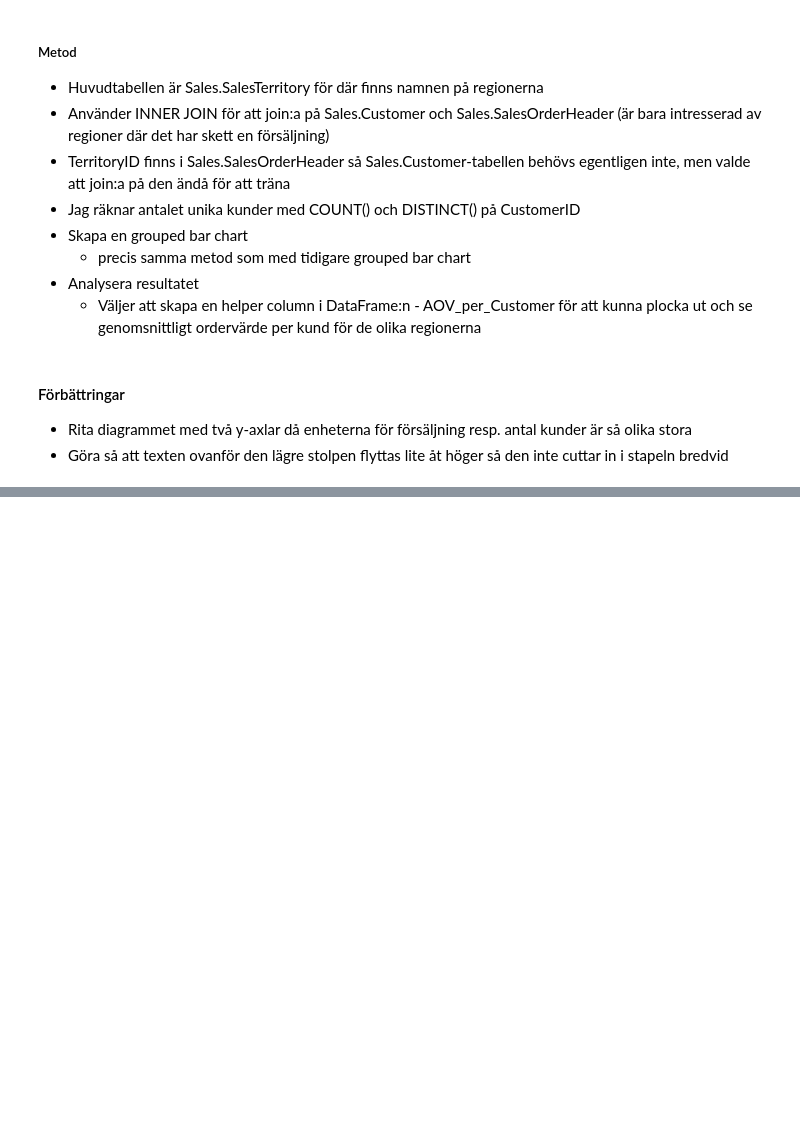
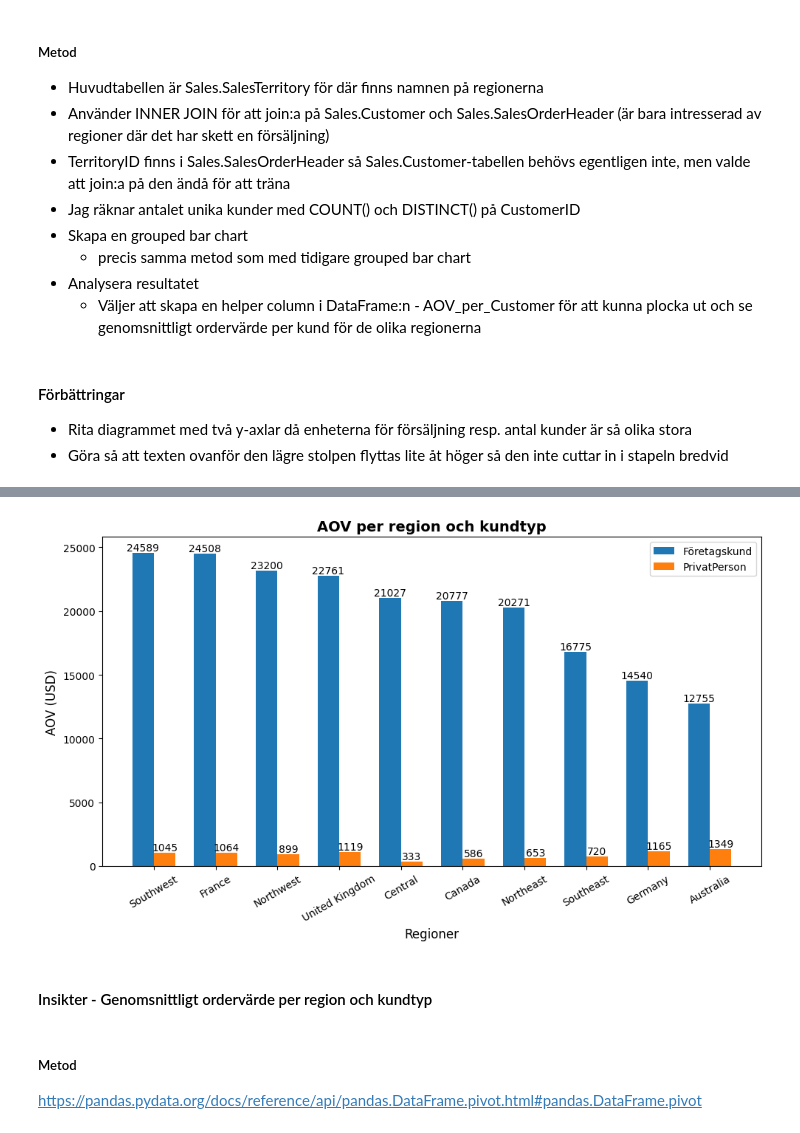
Before and after one commit to josefinoleryd/AdventureWorks_Sales_analysis, a Jupyter notebook: Rapport.ipynb, the cells around one changed output, grey strips where cells are left out. Drawn from its saved outputs; the diff is of its cells as text; code cells hidden in the pictures; blank space fills up the shorter version.

```diff
--- a/Rapport.ipynb
+++ b/Rapport.ipynb
@@ -734,0 +748,72 @@ Northwest: 4692.22 $
+# %%
+query_vis7 = """
+SELECT
+    st.Name AS Region,
+    CASE
+        When c.StoreID IS NOT NULL THEN 'Företagskund'
+        ELSE 'PrivatPerson'
+    END AS Kundtyp,
+    SUM(soh.SubTotal) AS TotalFörsäljning,
+    COUNT(DISTINCT soh.SalesOrderID) AS AntalOrdrar,
+    SUM(soh.SubTotal) / COUNT(DISTINCT soh.SalesOrderID) AS AOV
+FROM Sales.SalesTerritory AS st
+INNER JOIN Sales.Customer c ON st.TerritoryID = c.TerritoryID
+INNER JOIN Sales.SalesOrderHeader soh ON c.CustomerID = soh.CustomerID
+GROUP BY
+    st.Name,
+    CASE WHEN c.StoreID IS NOT NULL THEN 'Företagskund' ELSE 'PrivatPerson' END
+ORDER BY Region, Kundtyp
+"""
+
+df_vis7 = query_df(query_vis7)
+
+df_vis7_pivot = df_vis7.pivot(index="Region", columns="Kundtyp", values="AOV")
+
+df_vis7_pivot = df_vis7_pivot.sort_values("Företagskund", ascending=False)
+
+x = np.arange(len(df_vis7_pivot))
+width = 0.35
+
+_, ax = plt.subplots(figsize=(10,6))
+
+bars_store = ax.bar(
+    x - width / 2,
+    df_vis7_pivot["Företagskund"],
+    width,
+    label="Företagskund",
+)
+
+bars_person = ax.bar(
+    x + width / 2,
+    df_vis7_pivot["PrivatPerson"],
+    width,
+    label="PrivatPerson",
+)
+
+for bars in [bars_store, bars_person]:
+    for bar in bars:
+        height = bar.get_height()
+        ax.text(
+            bar.get_x() + bar.get_width() / 2,
+            height,
+            f"{height:.0f}",
+            ha="center",
+            va="bottom"
+        )
+
+ax.set_xticks(x)
+ax.set_xticklabels(df_vis7_pivot.index, rotation=30)
+ax.set_xlabel("Regioner", fontsize=12)
+ax.set_ylabel("AOV (USD)", fontsize=12)
+ax.set_title("AOV per region och kundtyp", fontsize=14, fontweight="bold")
+ax.legend()
+
+plt.tight_layout()
+# %% [output]
+[figure, added]
+# %% [markdown]
+#### Insikter - Genomsnittligt ordervärde per region och kundtyp
+# %% [markdown]
+##### Metod
+
+https://pandas.pydata.org/docs/reference/api/pandas.DataFrame.pivot.html#pandas.DataFrame.pivot
```
Also changed, not shown: parts of 4 cells of this notebook, 1 other file.
